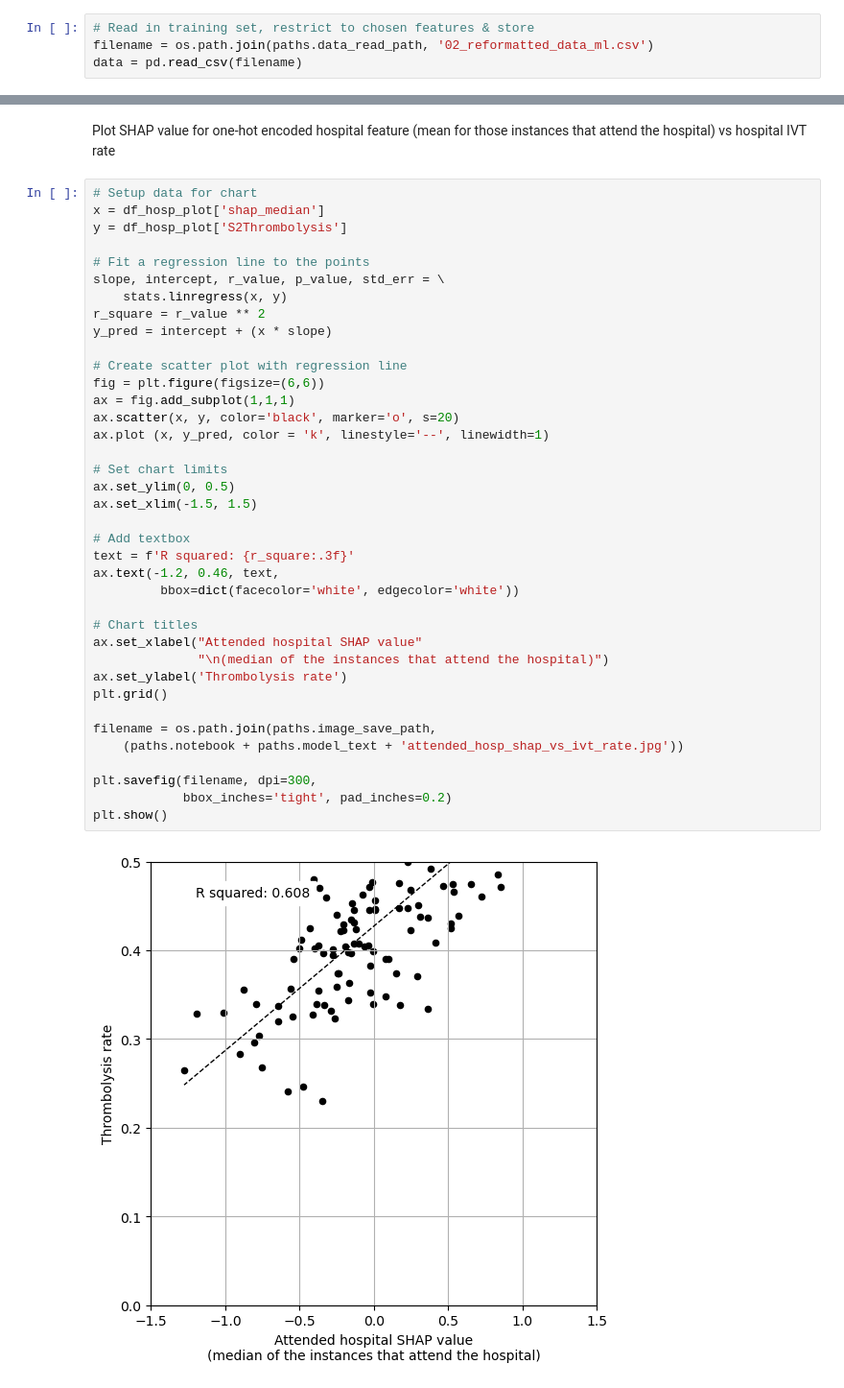
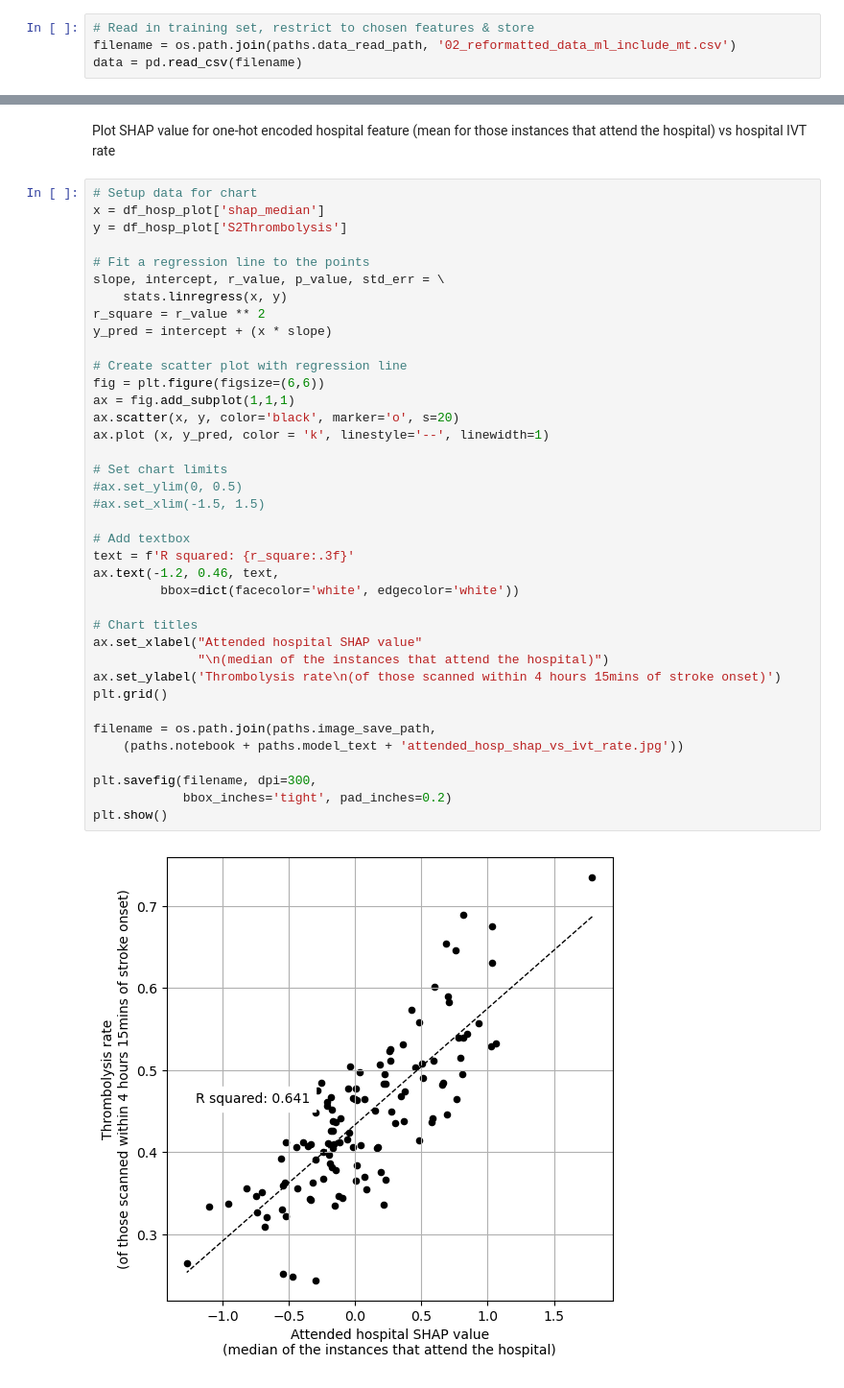
Before and after one commit to samuel-book/stroke_outcome_ml, a Jupyter notebook: xgb_7_features/200_xgb_all_data_thrombolysis_decision_hospital_shap_values.ipynb, the cells around one changed output, grey strips where cells are left out. Shown at 96% size. Saved outputs shown, nothing was run; the diff lists cells and outputs as text.

```diff
--- a/xgb_7_features/200_xgb_all_data_thrombolysis_decision_hospital_shap_values.ipynb
+++ b/xgb_7_features/200_xgb_all_data_thrombolysis_decision_hospital_shap_values.ipynb
@@ -154,7 +154,7 @@ if not os.path.exists(path):
 Read in the full dataset (not kfold splits)
 # %%
 # Read in training set, restrict to chosen features & store
-filename = os.path.join(paths.data_read_path, '02_reformatted_data_ml.csv')
+filename = os.path.join(paths.data_read_path, '02_reformatted_data_ml_include_mt.csv')
 data = pd.read_csv(filename)
 # %% [markdown]
 Create new feature "S2Thrombolysis" from the surrogate "scan_to_thrombolysis_time"
@@ -760,37 +760,37 @@ y = df_hosp_plot['S2Thrombolysis']
 slope, intercept, r_value, p_value, std_err = \
     stats.linregress(x, y)
 r_square = r_value ** 2
 y_pred = intercept + (x * slope)
 
 # Create scatter plot with regression line
 fig = plt.figure(figsize=(6,6))
 ax = fig.add_subplot(1,1,1)
 ax.scatter(x, y, color='black', marker='o', s=20)
 ax.plot (x, y_pred, color = 'k', linestyle='--', linewidth=1)
 
 # Set chart limits
-ax.set_ylim(0, 0.5)
-ax.set_xlim(-1.5, 1.5)
+#ax.set_ylim(0, 0.5)
+#ax.set_xlim(-1.5, 1.5)
 
 # Add textbox
 text = f'R squared: {r_square:.3f}'
 ax.text(-1.2, 0.46, text,
          bbox=dict(facecolor='white', edgecolor='white'))
 
 # Chart titles
 ax.set_xlabel("Attended hospital SHAP value"
               "\n(median of the instances that attend the hospital)")
-ax.set_ylabel('Thrombolysis rate')
+ax.set_ylabel('Thrombolysis rate\n(of those scanned within 4 hours 15mins of stroke onset)')
 plt.grid()
 
 filename = os.path.join(paths.image_save_path,
     (paths.notebook + paths.model_text + 'attended_hosp_shap_vs_ivt_rate.jpg'))
 
 plt.savefig(filename, dpi=300,
             bbox_inches='tight', pad_inches=0.2)
 plt.show()
 # %% [output]
-[figure, old version]
+[figure, new version]
 # %%
 f = ('formula: ' + str("{:.2f}".format(slope)) + 'x + ' +
      str("{:.2f}".format(intercept)))
```
Also changed, not shown: parts of 16 cells of this notebook, 1 other file.
